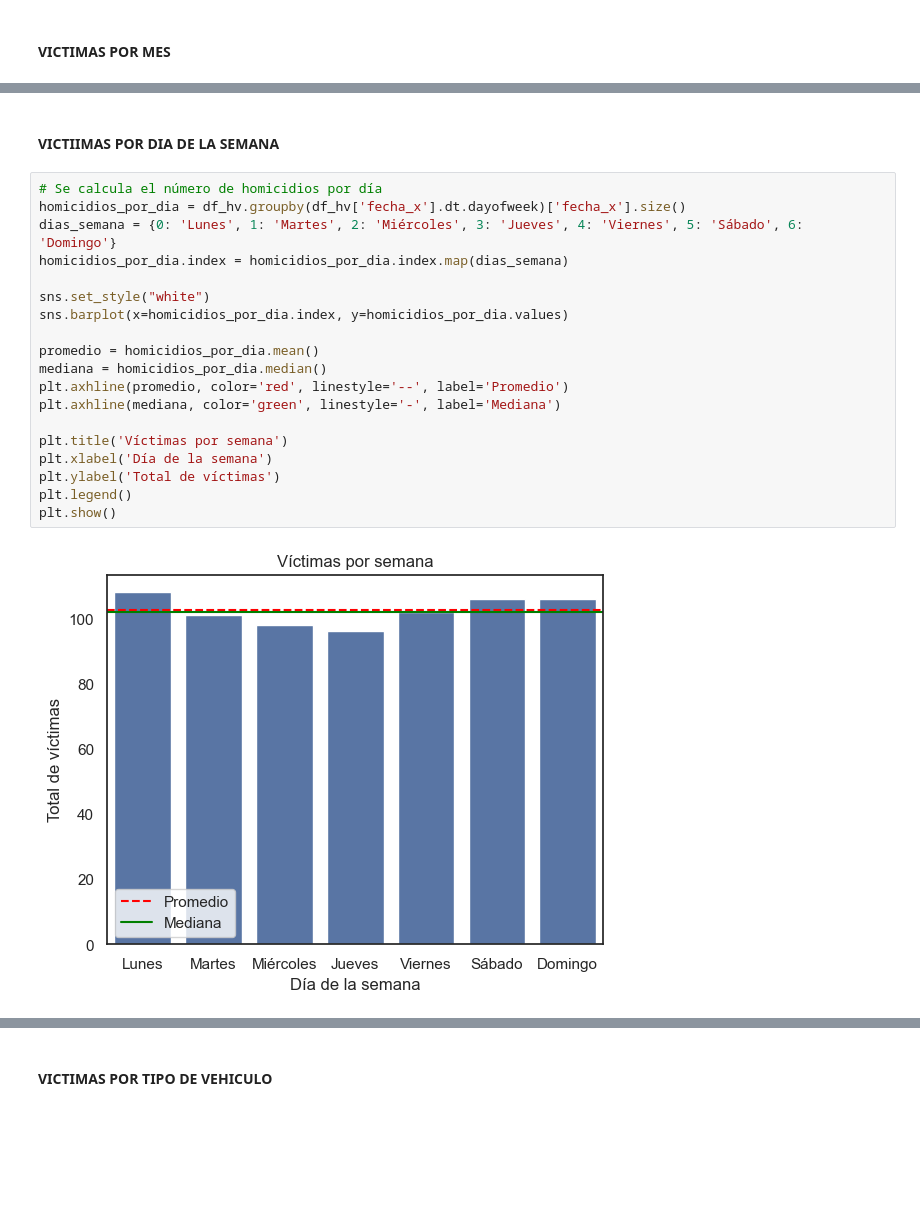
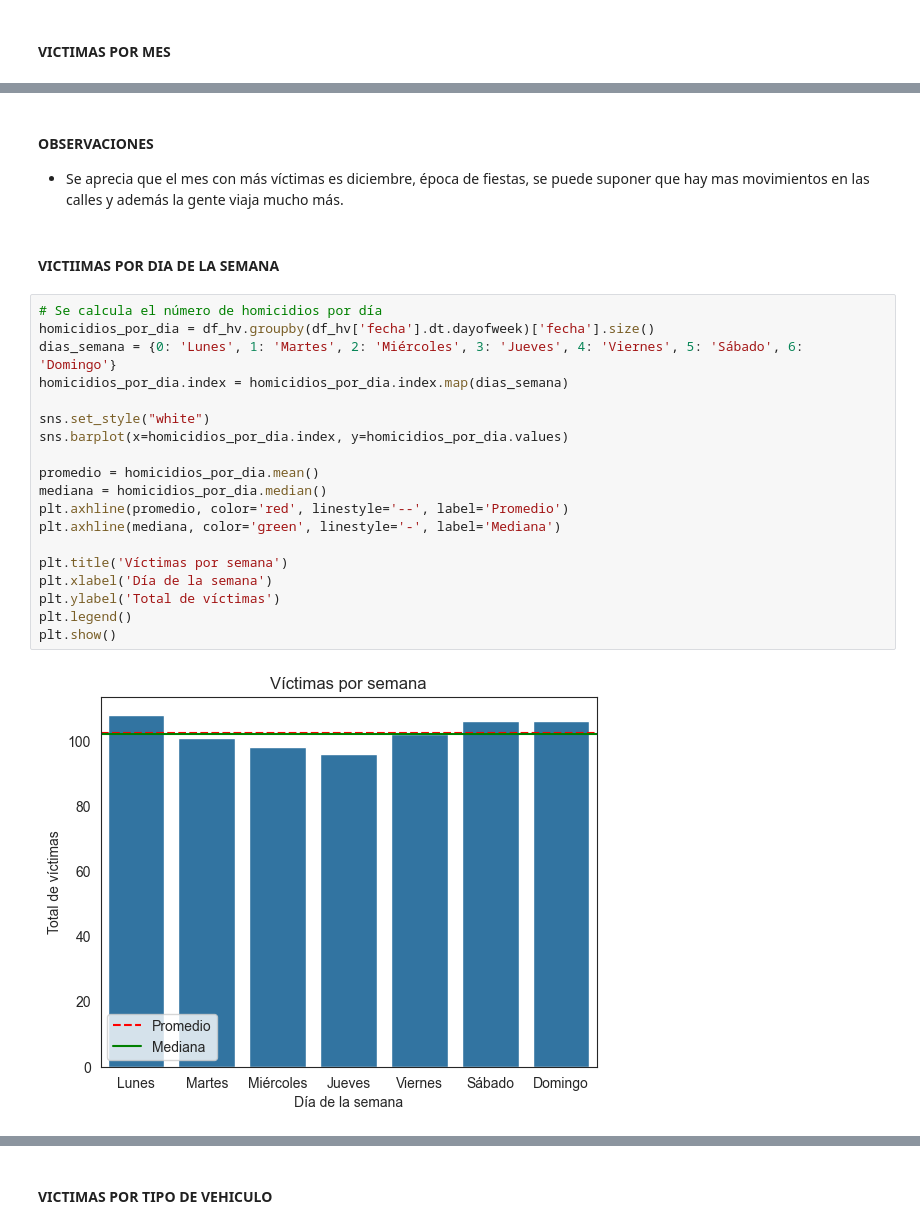
Before and after one commit to AugustoDor/Data-Analyst-Proyecto-Individual-2, a Jupyter notebook: EDA/EDA.ipynb, the cells around one changed output, grey strips where cells are left out. Drawn from its saved outputs; the diff is of its cells as text; blank space fills up the shorter version.

```diff
--- a/EDA/EDA.ipynb
+++ b/EDA/EDA.ipynb
@@ -179,26 +183,29 @@ plt.show()
+# %% [markdown]
+#### OBSERVACIONES
+* Se aprecia que el mes con más víctimas es diciembre, época de fiestas, se puede suponer que hay mas movimientos en las calles y además la gente viaja mucho más.
 # %% [markdown]
 #### VICTIIMAS POR DIA DE LA SEMANA
 # %%
 # Se calcula el número de homicidios por día
-homicidios_por_dia = df_hv.groupby(df_hv['fecha_x'].dt.dayofweek)['fecha_x'].size()
+homicidios_por_dia = df_hv.groupby(df_hv['fecha'].dt.dayofweek)['fecha'].size()
 dias_semana = {0: 'Lunes', 1: 'Martes', 2: 'Miércoles', 3: 'Jueves', 4: 'Viernes', 5: 'Sábado', 6: 'Domingo'}
 homicidios_por_dia.index = homicidios_por_dia.index.map(dias_semana)
 
 sns.set_style("white")
 sns.barplot(x=homicidios_por_dia.index, y=homicidios_por_dia.values)
 
 promedio = homicidios_por_dia.mean()
 mediana = homicidios_por_dia.median()
 plt.axhline(promedio, color='red', linestyle='--', label='Promedio')
 plt.axhline(mediana, color='green', linestyle='-', label='Mediana')
 
 plt.title('Víctimas por semana')
 plt.xlabel('Día de la semana')
 plt.ylabel('Total de víctimas')
 plt.legend()
 plt.show()
 # %% [output]
-[figure, old version]
+[figure, new version]
 # %% [markdown]
 #### OBSERVACIONES
 * Se aprecia que los acidentes viales con victimas ocurren con mas frecuencia entre las 6 y 7 de la madrugada los dias Lunes, Sábado y Domingo.
```
Also changed, not shown: parts of 22 cells of this notebook, 4 other files.
